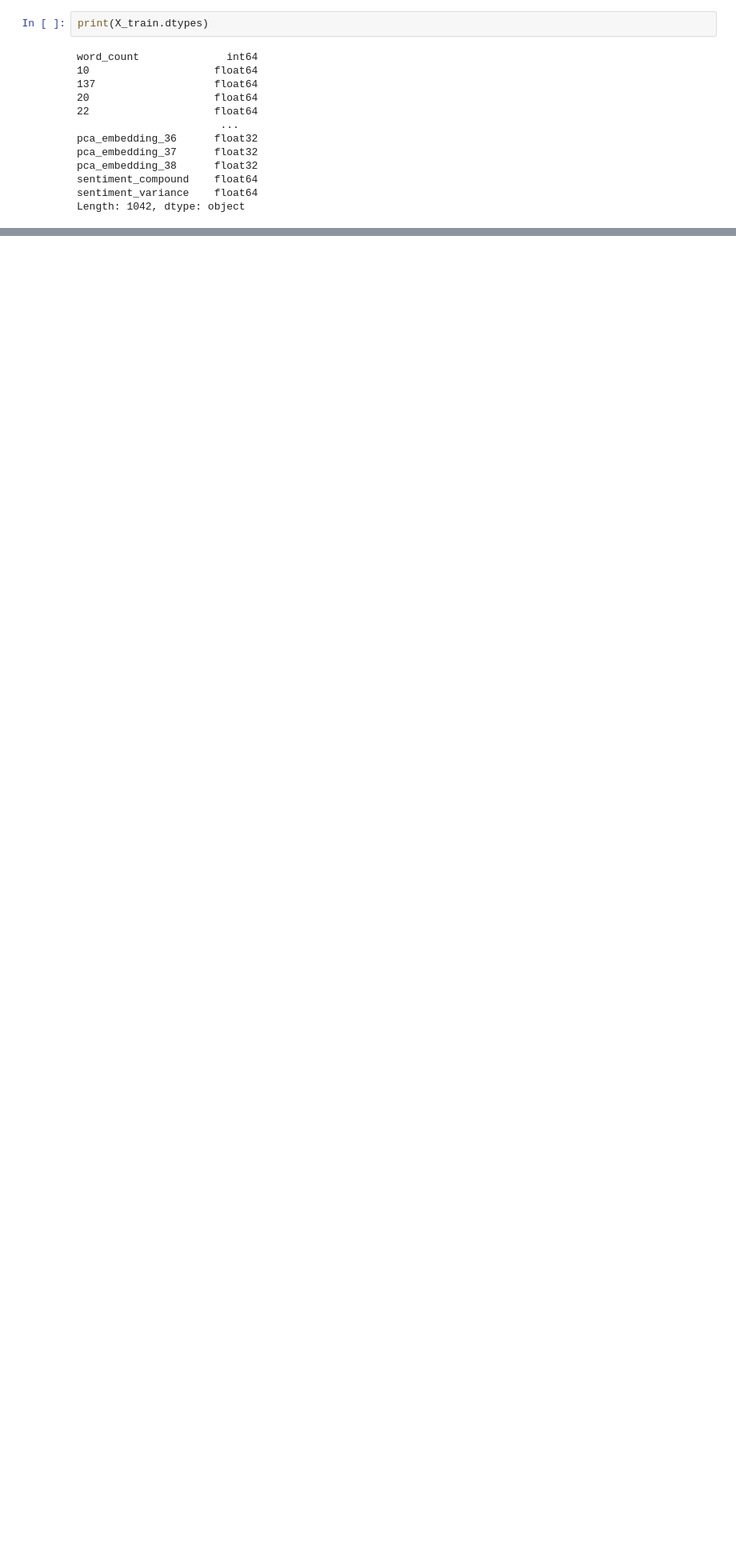
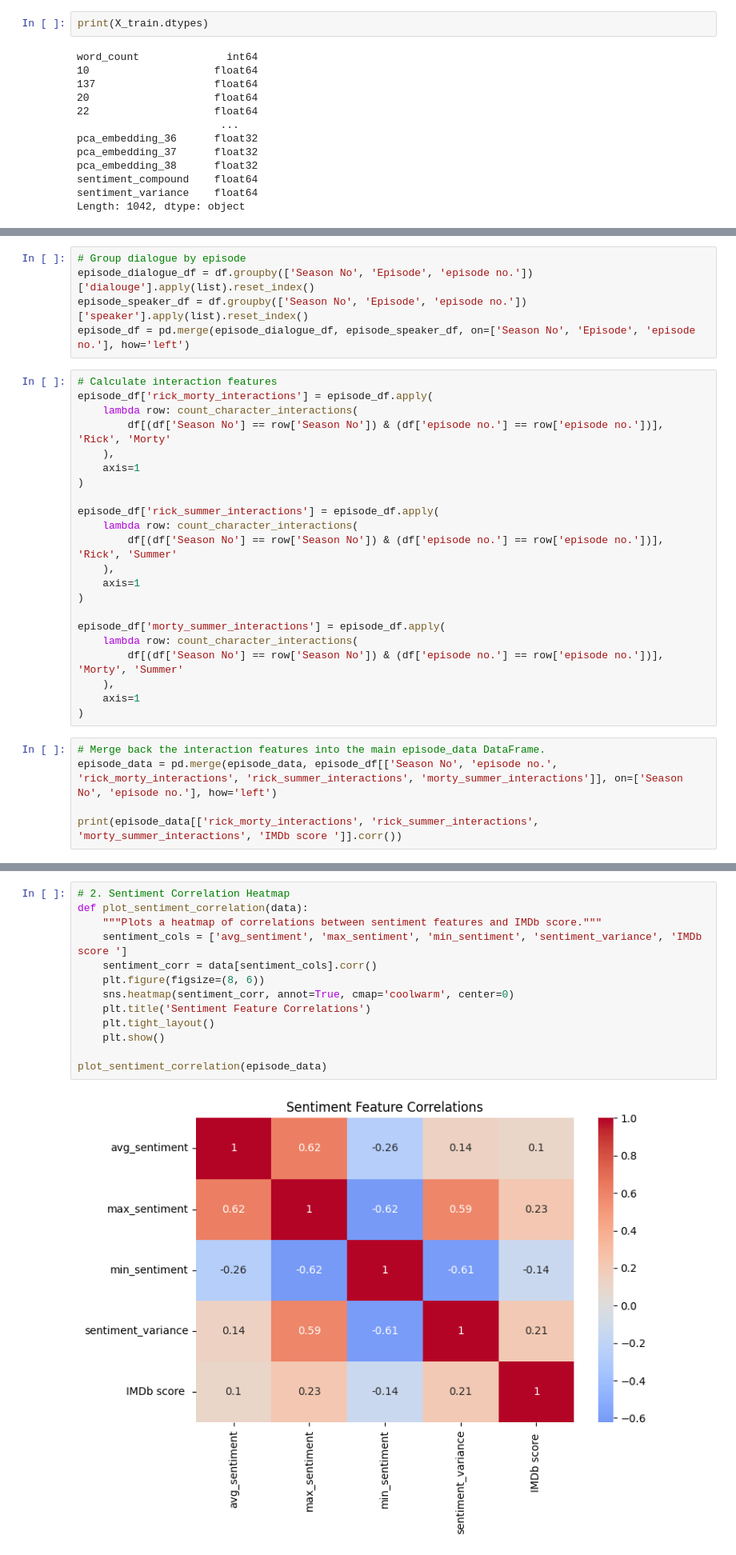
Before and after one commit to karadowning/python, a Jupyter notebook: rick_n_morty2.ipynb, the cells around one changed output, grey strips where cells are left out. Shown at 80% size. Drawn from its saved outputs; the diff is of its cells as text; blank space fills up the shorter version.

```diff
--- a/rick_n_morty2.ipynb
+++ b/rick_n_morty2.ipynb
@@ -179,0 +434,32 @@ sentiment_variance            1.000000
+# %%
+# Group dialogue by episode
+episode_dialogue_df = df.groupby(['Season No', 'Episode', 'episode no.'])['dialouge'].apply(list).reset_index()
+episode_speaker_df = df.groupby(['Season No', 'Episode', 'episode no.'])['speaker'].apply(list).reset_index()
+episode_df = pd.merge(episode_dialogue_df, episode_speaker_df, on=['Season No', 'Episode', 'episode no.'], how='left')
+# %%
+# Calculate interaction features
+episode_df['rick_morty_interactions'] = episode_df.apply(
+    lambda row: count_character_interactions(
+        df[(df['Season No'] == row['Season No']) & (df['episode no.'] == row['episode no.'])], 'Rick', 'Morty'
+    ),
+    axis=1
+)
+
+episode_df['rick_summer_interactions'] = episode_df.apply(
+    lambda row: count_character_interactions(
+        df[(df['Season No'] == row['Season No']) & (df['episode no.'] == row['episode no.'])], 'Rick', 'Summer'
+    ),
+    axis=1
+)
+
+episode_df['morty_summer_interactions'] = episode_df.apply(
+    lambda row: count_character_interactions(
+        df[(df['Season No'] == row['Season No']) & (df['episode no.'] == row['episode no.'])], 'Morty', 'Summer'
+    ),
+    axis=1
+)
+# %%
+# Merge back the interaction features into the main episode_data DataFrame.
+episode_data = pd.merge(episode_data, episode_df[['Season No', 'episode no.', 'rick_morty_interactions', 'rick_summer_interactions', 'morty_summer_interactions']], on=['Season No', 'episode no.'], how='left')
+
+print(episode_data[['rick_morty_interactions', 'rick_summer_interactions', 'morty_summer_interactions', 'IMDb score ']].corr())
@@ -179,0 +539,15 @@ sentiment_variance            1.000000
+# %%
+# 2. Sentiment Correlation Heatmap
+def plot_sentiment_correlation(data):
+    """Plots a heatmap of correlations between sentiment features and IMDb score."""
+    sentiment_cols = ['avg_sentiment', 'max_sentiment', 'min_sentiment', 'sentiment_variance', 'IMDb score ']
+    sentiment_corr = data[sentiment_cols].corr()
+    plt.figure(figsize=(8, 6))
+    sns.heatmap(sentiment_corr, annot=True, cmap='coolwarm', center=0)
+    plt.title('Sentiment Feature Correlations')
+    plt.tight_layout()
+    plt.show()
+
+plot_sentiment_correlation(episode_data)
+# %% [output]
+[figure, added]
```
Also changed, not shown: parts of 85 cells of this notebook.
